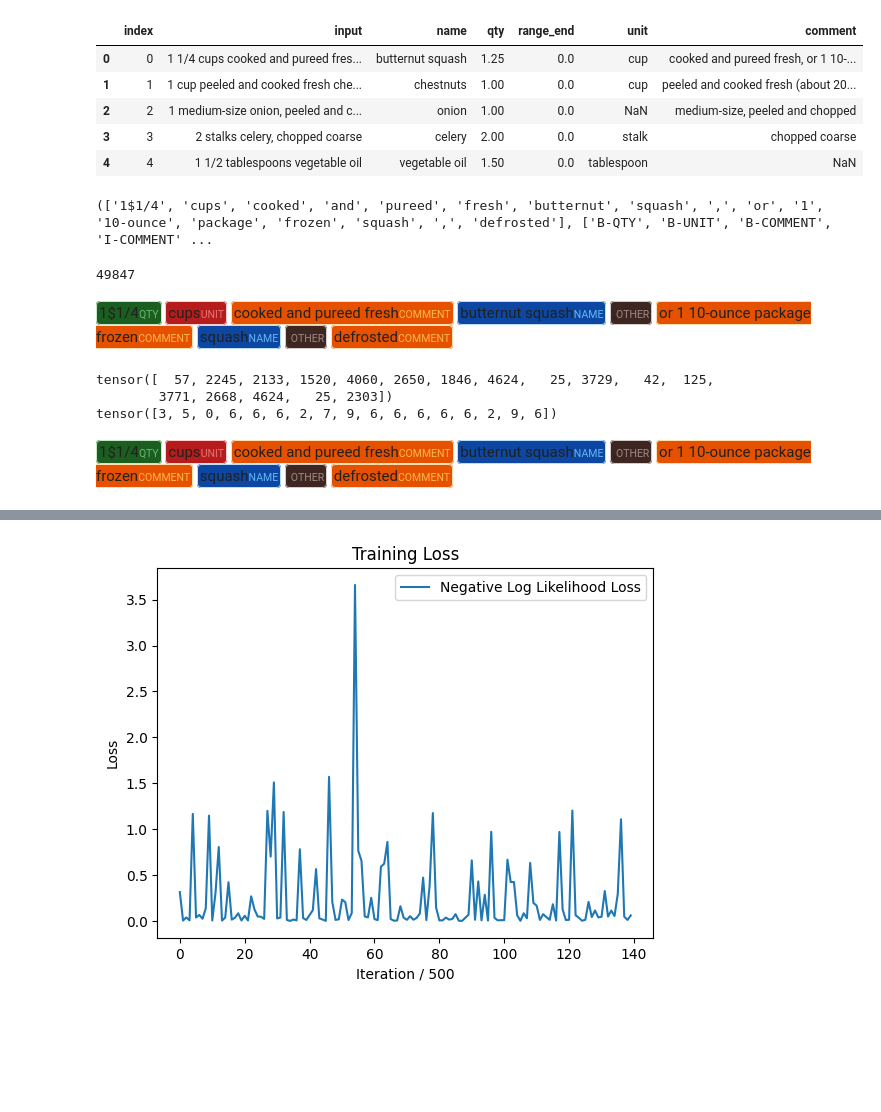
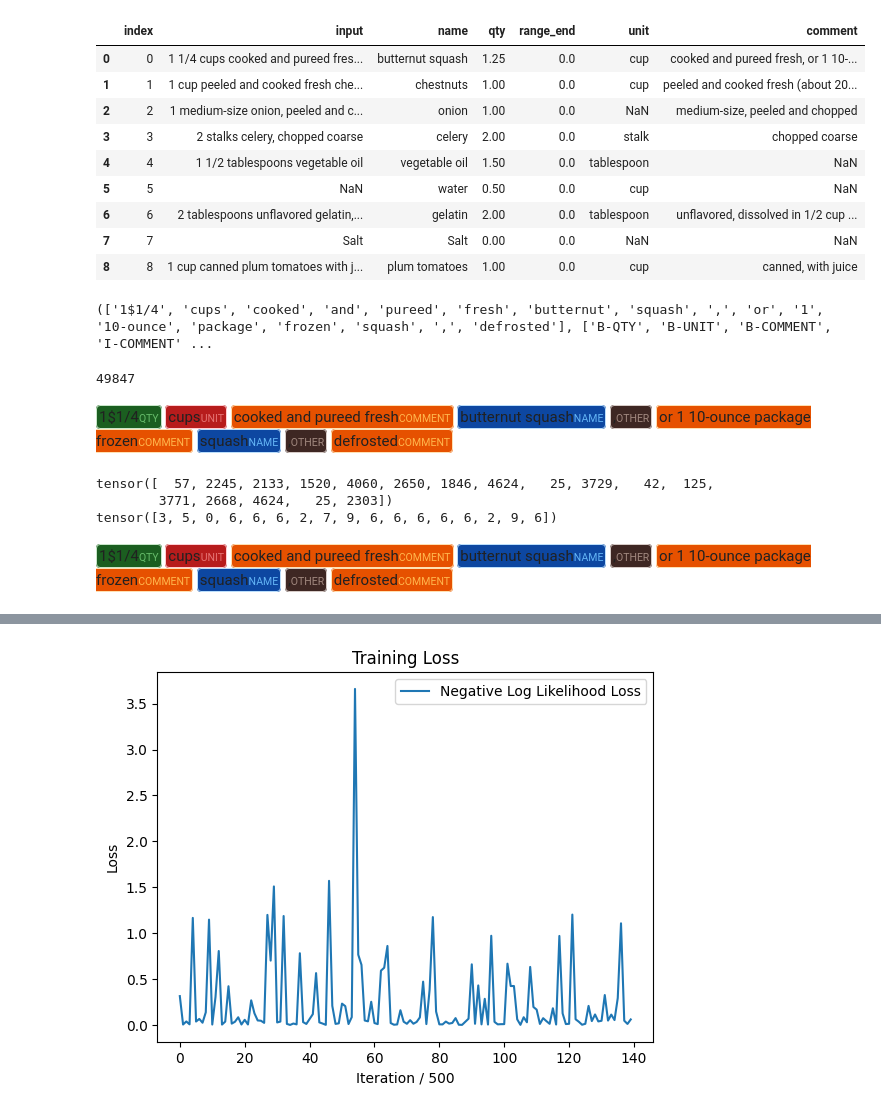
Before and after one commit to skytecat/RecipeNER, a Jupyter notebook: ner.ipynb, the cells around one changed output, grey strips where cells are left out. Drawn from its saved outputs; the diff is of its cells as text; code cells hidden in the pictures; blank space fills up the shorter version.

Commit message:
change: clean and some comments

```diff
--- a/ner.ipynb
+++ b/ner.ipynb
@@ -18,11 +18,15 @@ warnings.filterwarnings('ignore')
 # %%
-df = pd.read_csv('datasets/nyt-ingredients-head.csv')
-df.head(5)
+df = pd.read_csv('datasets/nyt-ingredients-head.csv') # частичный dataset
+df
 # %% [output]
 |  | index | input | name | qty | range_end | unit | comment |
 | 0 | 0 | 1 1/4 cups cooked and pureed fres... | butternut squash | 1.25 | 0.0 | cup | cooked and pureed fresh, or 1 10-... |
 | 1 | 1 | 1 cup peeled and cooked fresh che... | chestnuts | 1.00 | 0.0 | cup | peeled and cooked fresh (about 20... |
 | 2 | 2 | 1 medium-size onion, peeled and c... | onion | 1.00 | 0.0 | NaN | medium-size, peeled and chopped |
 | 3 | 3 | 2 stalks celery, chopped coarse | celery | 2.00 | 0.0 | stalk | chopped coarse |
 | 4 | 4 | 1 1/2 tablespoons vegetable oil | vegetable oil | 1.50 | 0.0 | tablespoon | NaN |
+| 5 | 5 | NaN | water | 0.50 | 0.0 | cup | NaN |
+| 6 | 6 | 2 tablespoons unflavored gelatin,... | gelatin | 2.00 | 0.0 | tablespoon | unflavored, dissolved in 1/2 cup ... |
+| 7 | 7 | Salt | Salt | 0.00 | 0.0 | NaN | NaN |
+| 8 | 8 | 1 cup canned plum tomatoes with j... | plum tomatoes | 1.00 | 0.0 | cup | canned, with juice |
 # %%
@@ -45,18 +49,14 @@ len(recipes_w_tags)
 # %% [output]
 (['1$1/4', 'cups', 'cooked', 'and', 'pureed', 'fresh', 'butternut', 'squash', ',', 'or', '1', '10-ounce', 'package', 'frozen', 'squash', ',', 'defrosted'], ['B-QTY', 'B-UNIT', 'B-COMMENT', 'I-COMMENT' ...
 49847
-# %%
-# ner для первого рецепта
-test_recipe, test_tags = recipes_w_tags[0]
-show_markup(test_recipe, test_tags)
-# %% [output]
-1$1/4QTY cupsUNIT cooked and pureed freshCOMMENT butternut squashNAME ,OTHER or 1 10-ounce package frozenCOMMENT squashNAME ,OTHER defrostedCOMMENT
 # %%
+# Проверка работы энкодера и декодера
 converter = Converter(vocabulary,labels)
 
-# проверка работы энкодера и декодера
 test_recipe, test_tags = recipes_w_tags[0]
 
+show_markup(test_recipe, test_tags)
+print()
 
 encoded_recipe = converter.words_to_index(test_recipe)
 encoded_tags   = converter.tags_to_index(test_tags)
@@ -71,10 +71,11 @@ decoded_tags   = converter.indices_to_tags(encoded_tags)
 
 show_markup(decoded_recipe, decoded_tags)
 # %% [output]
+1$1/4QTY cupsUNIT cooked and pureed freshCOMMENT butternut squashNAME ,OTHER or 1 10-ounce package frozenCOMMENT squashNAME ,OTHER defrostedCOMMENT
 tensor([  57, 2245, 2133, 1520, 4060, 2650, 1846, 4624,   25, 3729,   42,  125,
         3771, 2668, 4624,   25, 2303])
 tensor([3, 5, 0, 6, 6, 6, 2, 7, 9, 6, 6, 6, 6, 6, 2, 9, 6])
-1$1/4QTY cupsUNIT cooked and pureed freshCOMMENT butternut squashNAME ,OTHER or 1 10-ounce package frozenCOMMENT squashNAME ,OTHER defrostedCOMMENT
+1$1/4QTY cupsUNIT cooked and pureed freshCOMMENT butternut squashNAME ,OTHER or 1 10-ounce package frozenCOMMENT squashNAME ,OTHER defrostedCOMMENT
 # %%
 # разделение на тестовую и тренировочную выборки
 training_data = recipes_w_tags[     :40000]
```
Also changed, not shown: parts of 15 cells of this notebook.
